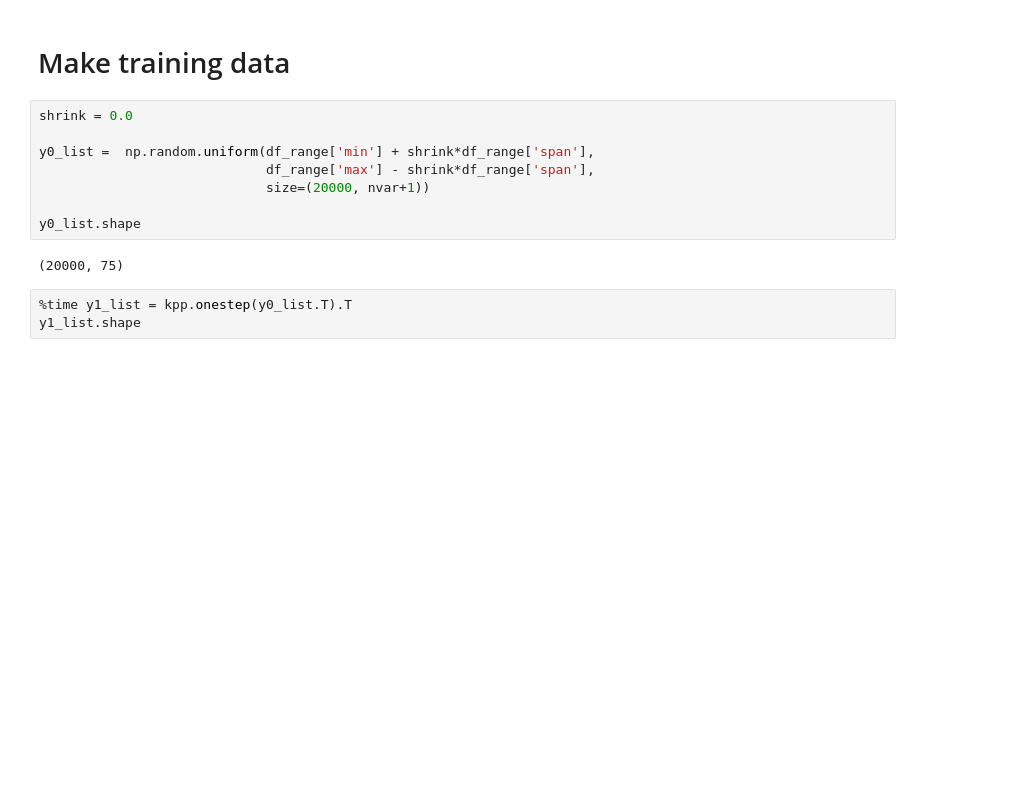
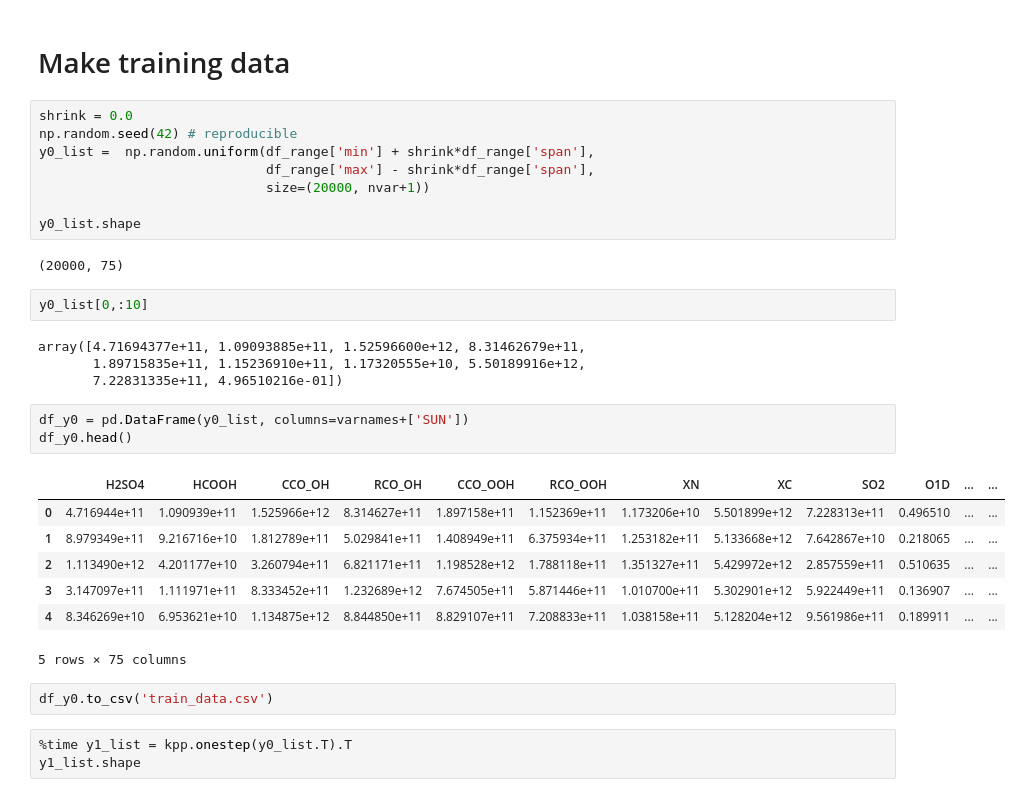
Before and after one commit to JiaweiZhuang/KPP, a Jupyter notebook: my_tests/saprc99/manifold.ipynb, the cells around one changed output. Saved outputs shown, nothing was run; the diff lists cells and outputs as text; blank space fills up the shorter version.

```diff
--- a/my_tests/saprc99/manifold.ipynb
+++ b/my_tests/saprc99/manifold.ipynb
@@ -49,7 +49,7 @@ df_range.tail(10)
 # Make training data
 # %%
 shrink = 0.0
-
+np.random.seed(42) # reproducible
 y0_list =  np.random.uniform(df_range['min'] + shrink*df_range['span'],
                              df_range['max'] - shrink*df_range['span'],
                              size=(20000, nvar+1))
@@ -57,6 +57,25 @@ y0_list =  np.random.uniform(df_range['min'] + shrink*df_range['span'],
 y0_list.shape
 # %% [output]
 (20000, 75)
+# %%
+y0_list[0,:10]
+# %% [output]
+array([4.71694377e+11, 1.09093885e+11, 1.52596600e+12, 8.31462679e+11,
+       1.89715835e+11, 1.15236910e+11, 1.17320555e+10, 5.50189916e+12,
+       7.22831335e+11, 4.96510216e-01])
+# %%
+df_y0 = pd.DataFrame(y0_list, columns=varnames+['SUN'])
+df_y0.head()
+# %% [output]
+|  | H2SO4 | HCOOH | CCO_OH | RCO_OH | CCO_OOH | RCO_OOH | XN | XC | SO2 | O1D | ... | ... |
+| 0 | 4.716944e+11 | 1.090939e+11 | 1.525966e+12 | 8.314627e+11 | 1.897158e+11 | 1.152369e+11 | 1.173206e+10 | 5.501899e+12 | 7.228313e+11 | 0.496510 | ... | ... |
+| 1 | 8.979349e+11 | 9.216716e+10 | 1.812789e+11 | 5.029841e+11 | 1.408949e+11 | 6.375934e+11 | 1.253182e+11 | 5.133668e+12 | 7.642867e+10 | 0.218065 | ... | ... |
+| 2 | 1.113490e+12 | 4.201177e+10 | 3.260794e+11 | 6.821171e+11 | 1.198528e+12 | 1.788118e+11 | 1.351327e+11 | 5.429972e+12 | 2.857559e+11 | 0.510635 | ... | ... |
+| 3 | 3.147097e+11 | 1.111971e+11 | 8.333452e+11 | 1.232689e+12 | 7.674505e+11 | 5.871446e+11 | 1.010700e+11 | 5.302901e+12 | 5.922449e+11 | 0.136907 | ... | ... |
+| 4 | 8.346269e+10 | 6.953621e+10 | 1.134875e+12 | 8.844850e+11 | 8.829107e+11 | 7.208833e+11 | 1.038158e+11 | 5.128204e+12 | 9.561986e+11 | 0.189911 | ... | ... |
+5 rows × 75 columns
+# %%
+df_y0.to_csv('train_data.csv')
 # %%
 %time y1_list = kpp.onestep(y0_list.T).T
 y1_list.shape
```
Also changed, not shown: parts of 17 cells of this notebook.
